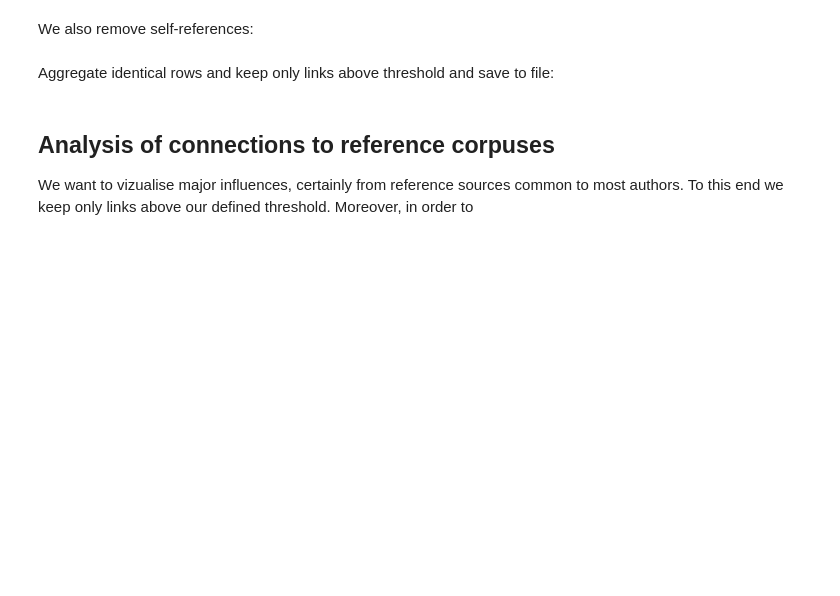
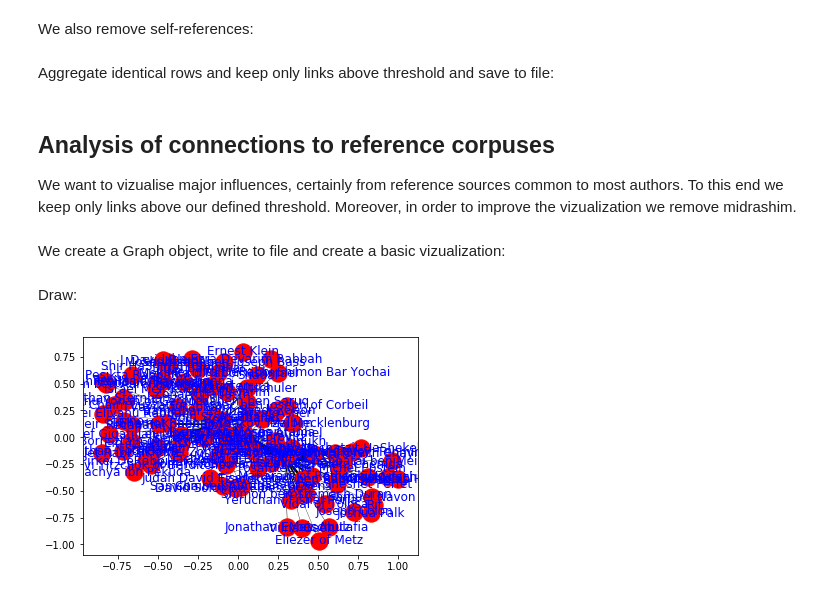
Before and after one commit to anutkk/RambaNet, a Jupyter notebook: basic_data_analysis/links.ipynb, the cells around one changed output. Drawn from its saved outputs; the diff is of its cells as text; code cells hidden in the pictures; blank space fills up the shorter version.

Commit message:
Finish links notebook and upload final files

```diff
--- a/basic_data_analysis/links.ipynb
+++ b/basic_data_analysis/links.ipynb
@@ -61,10 +62,9 @@ for metadata_fn in os.listdir(metadata_dir):
     try:
         author = metadata['authors'][0]['en']
     except:
-        if bookname.find(" on ")>0:
-            author = bookname[0:idx]
-        elif bookname.find(" on ")>0:
-
+        on_idx = bookname.find(" on ")
+        if on_idx>0:
+            author = bookname[0:on_idx]
         else:
             author = bookname
         error_count+=1
@@ -101,6 +124,6 @@ We merge some books which are port of one single corpus (Torah and Talmud) and r
 # %%
 authors_links_count.replace(masekhtot, 'Talmud', inplace=True)
-authors_links_count.replace(torah_books, 'Torah', inplace=True)
+authors_links_count.replace(torah_books, 'Bible', inplace=True)
 idx2 = ~((authors_links_count['Author_2']=='Marcus Jastrow') | (authors_links_count['Author_1']=='Marcus Jastrow'))
 authors_links_count = authors_links_count.loc[idx2]
 # %% [markdown]
@@ -117,6 +140,41 @@ authors_links_count_agg.to_hdf(output_subfolder+"whole_graph.h5"
 # %% [markdown]
 ## Analysis of connections to reference corpuses
 
-We want to vizualise major influences, certainly from reference sources common to most authors. To this end we keep only links above our defined threshold. Moreover, in order to
+We want to vizualise major influences, certainly from reference sources common to most authors. To this end we keep only links above our defined threshold. Moreover, in order to improve the vizualization we remove midrashim.
 # %%
 authors_links_count_agg_morethan = authors_links_count_agg.loc[authors_links_count_agg['Link Count']>link_count_threshold]
+midrashim_idx = (authors_links_count_agg_morethan['Author_2'].str.startswith('Midrash')) | (authors_links_count_agg_morethan['Author_1'].str.startswith('Midrash'))
+authors_links_count_agg_morethan = authors_links_count_agg_morethan.loc[~midrashim_idx]
+# %% [markdown]
+We create a Graph object, write to file and create a basic vizualization:
+# %%
+G_weighted_morethan = nx.Graph()
+for index, row in authors_links_count_agg_morethan.iterrows():
+    G_weighted_morethan.add_edge(row['Author_1'], row['Author_2'], weight=row['Link Count'])
+
+    G = G_weighted_morethan
+nx.write_graphml(G_weighted_morethan, output_subfolder+'graphmorethan500.graphml')
+# %% [markdown]
+Draw:
+# %%
+#code inspired by https://qxf2.com/blog/drawing-weighted-graphs-with-networkx/
+pos=nx.spring_layout(G)
+nx.draw_networkx_nodes(G,pos, node_color='r')
+nx.draw_networkx_labels(G,pos, font_color='b')
+all_weights = []
+for (node1,node2,data) in G.edges(data=True):
+        all_weights.append(data['weight']) #we'll use this when determining edge thickness
+#4 b. Get unique weights
+unique_weights = list(set(all_weights))
+
+#4 c. Plot the edges - one by one!
+for weight in unique_weights:
+    #4 d. Form a filtered list with just the weight you want to draw
+    weighted_edges = [(node1,node2) for (node1,node2,edge_attr) in G.edges(data=True) if edge_attr['weight']==weight]
+    #4 e. I think multiplying by [num_nodes/sum(all_weights)] makes the graphs edges look cleaner
+    width = weight*2.0*G.number_of_nodes()/sum(all_weights)
+    nx.draw_networkx_edges(G,pos,edgelist=weighted_edges,width=width)
+
+plt.show()
+# %% [output]
+[figure, added]
```
Also changed, not shown: parts of 9 cells of this notebook, 8 other files.
